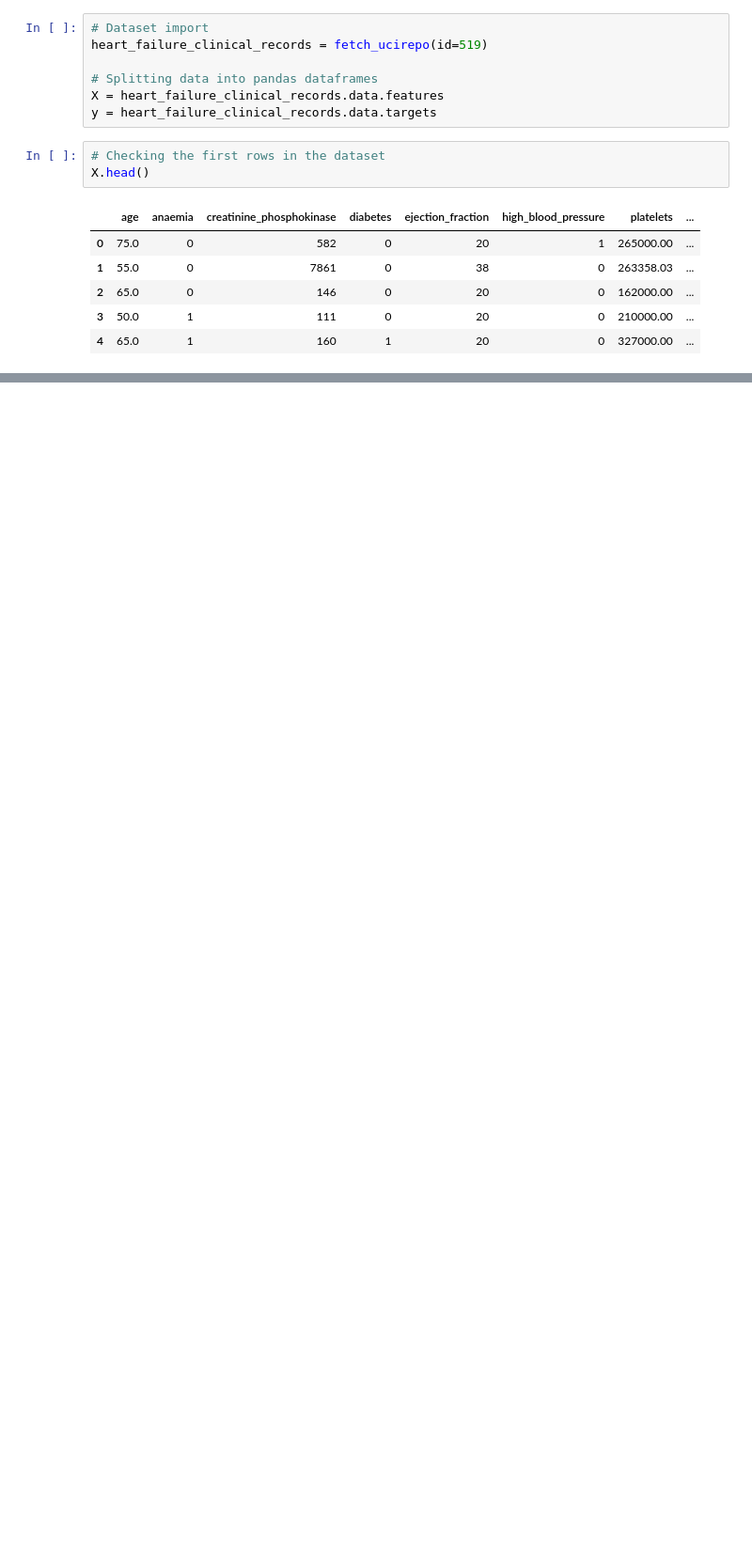
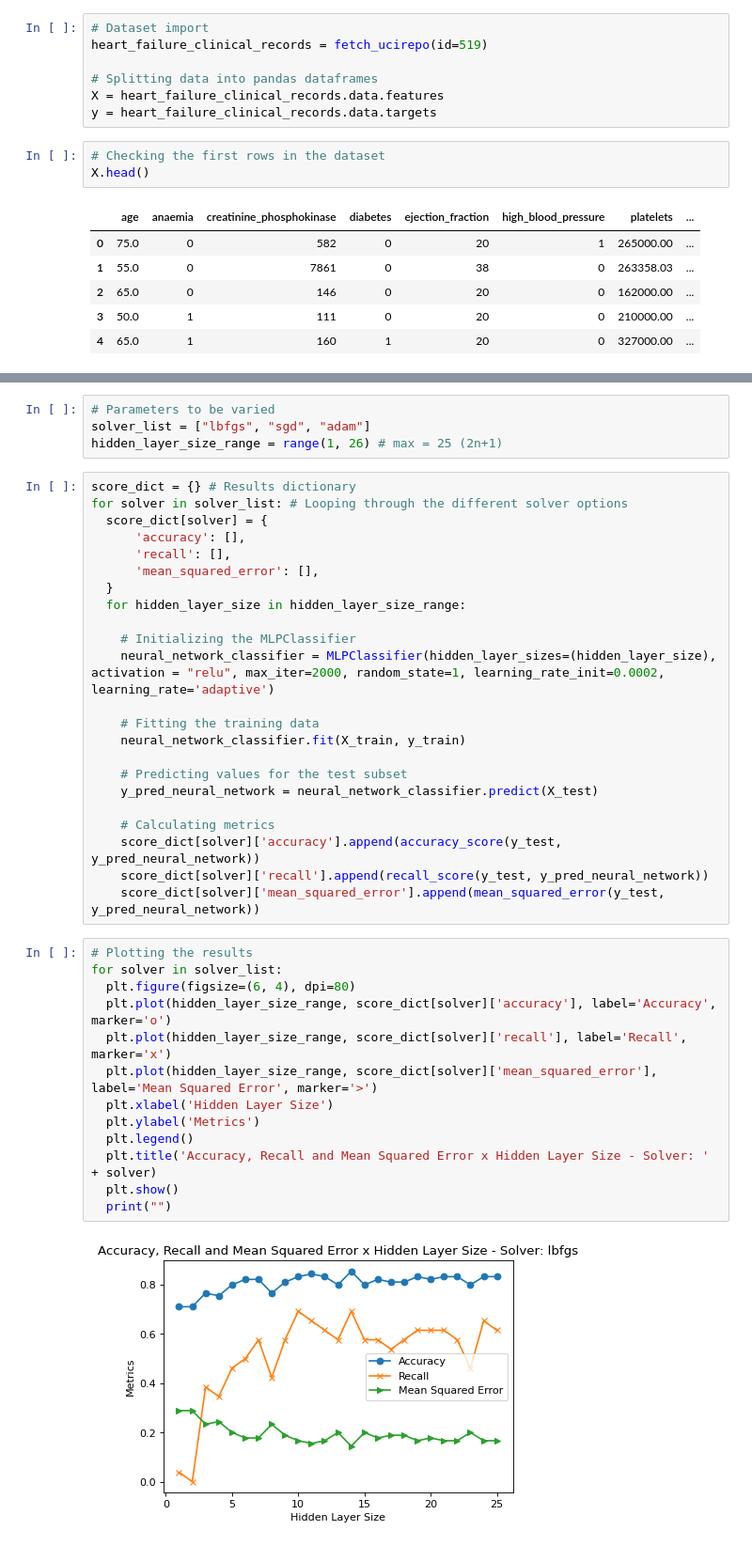
Before and after one commit to marco-prado/decision_tree-mlp_classification, a Jupyter notebook: classification.ipynb, the cells around one changed output, grey strips where cells are left out. Shown at 94% size. Saved outputs shown, nothing was run; the diff lists cells and outputs as text; blank space fills up the shorter version.

```diff
--- a/classification.ipynb
+++ b/classification.ipynb
@@ -43,0 +115,42 @@ X_train, X_test, y_train, y_test = train_test_split(X, y, test_size=0.3, random_
+# %%
+# Parameters to be varied
+solver_list = ["lbfgs", "sgd", "adam"]
+hidden_layer_size_range = range(1, 26) # max = 25 (2n+1)
+# %%
+score_dict = {} # Results dictionary
+for solver in solver_list: # Looping through the different solver options
+  score_dict[solver] = {
+      'accuracy': [],
+      'recall': [],
+      'mean_squared_error': [],
+  }
+  for hidden_layer_size in hidden_layer_size_range:
+
+    # Initializing the MLPClassifier
+    neural_network_classifier = MLPClassifier(hidden_layer_sizes=(hidden_layer_size), activation = "relu", max_iter=2000, random_state=1, learning_rate_init=0.0002, learning_rate='adaptive')
+
+    # Fitting the training data
+    neural_network_classifier.fit(X_train, y_train)
+
+    # Predicting values for the test subset
+    y_pred_neural_network = neural_network_classifier.predict(X_test)
+
+    # Calculating metrics
+    score_dict[solver]['accuracy'].append(accuracy_score(y_test, y_pred_neural_network))
+    score_dict[solver]['recall'].append(recall_score(y_test, y_pred_neural_network))
+    score_dict[solver]['mean_squared_error'].append(mean_squared_error(y_test, y_pred_neural_network))
+# %%
+# Plotting the results
+for solver in solver_list:
+  plt.figure(figsize=(6, 4), dpi=80)
+  plt.plot(hidden_layer_size_range, score_dict[solver]['accuracy'], label='Accuracy', marker='o')
+  plt.plot(hidden_layer_size_range, score_dict[solver]['recall'], label='Recall', marker='x')
+  plt.plot(hidden_layer_size_range, score_dict[solver]['mean_squared_error'], label='Mean Squared Error', marker='>')
+  plt.xlabel('Hidden Layer Size')
+  plt.ylabel('Metrics')
+  plt.legend()
+  plt.title('Accuracy, Recall and Mean Squared Error x Hidden Layer Size - Solver: ' + solver)
+  plt.show()
+  print("")
+# %% [output]
+[figure, added]
```
Also changed, not shown: parts of 12 cells of this notebook.
